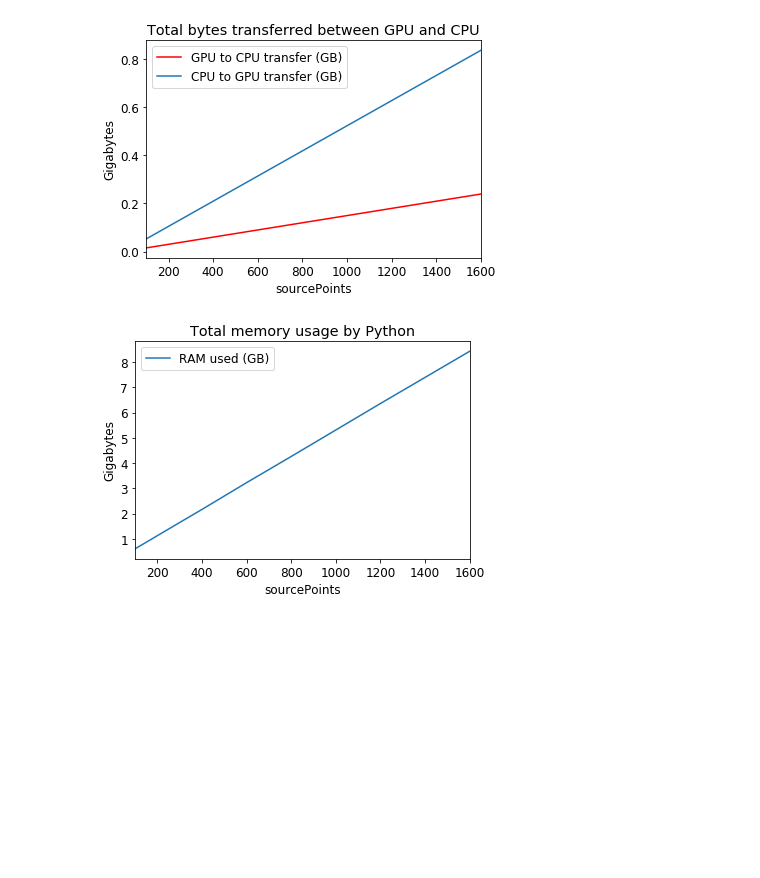
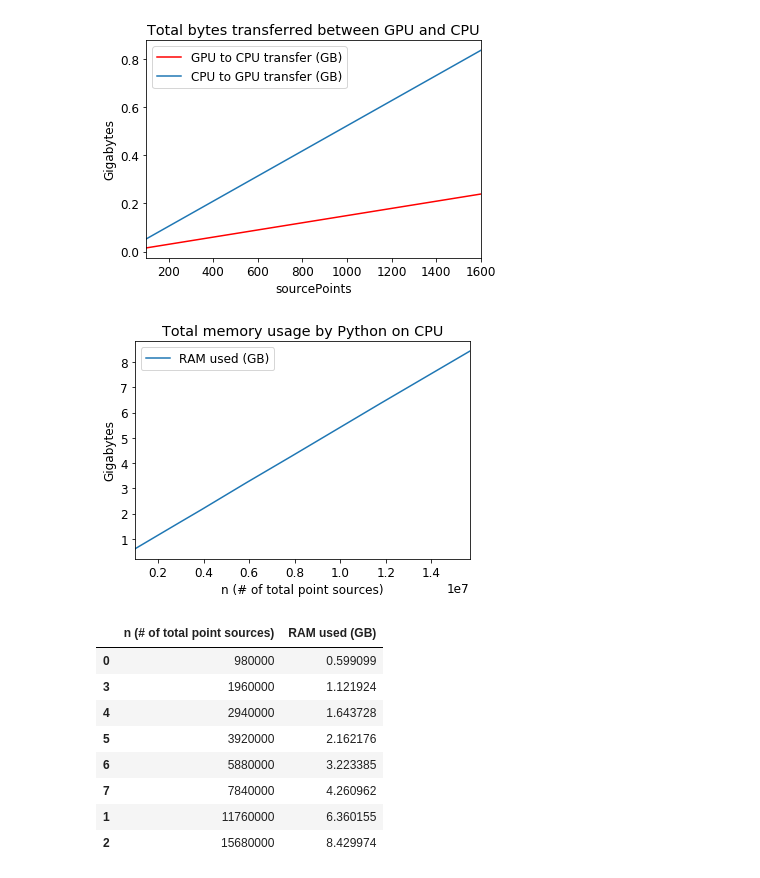
Before and after one commit to gtoledorodriguez/XRay-Optics-Simulation, a Jupyter notebook: notes/gpu-memory-usage/gpu-memory-test-stats.ipynb, the cells around one changed output. Saved outputs shown, nothing was run; the diff lists cells and outputs as text; code cells hidden in the pictures; blank space fills up the shorter version.

Commit message:
update RAM graph and fix error

```diff
--- a/notes/gpu-memory-usage/gpu-memory-test-stats.ipynb
+++ b/notes/gpu-memory-usage/gpu-memory-test-stats.ipynb
@@ -136,12 +135,23 @@ plt.show()
 # %% [output]
 [figure]
 # %%
-plt.title("Total memory usage by Python")
+plt.title("Total memory usage by Python on CPU")
 plt.ylabel("Gigabytes")
 
 ax = plt.gca()
-df.plot(kind='line', x='sourcePoints', y='RAM used (GB)', ax=ax)
+df.plot(kind='line', x='n (# of total point sources)', y='RAM used (GB)', ax=ax)
 
 plt.show()
+
+df[['n (# of total point sources)', 'RAM used (GB)']]
 # %% [output]
-[figure, old version]
+[figure, new version]
+|  | n (# of total point sources) | RAM used (GB) |
+| 0 | 980000 | 0.599099 |
+| 3 | 1960000 | 1.121924 |
+| 4 | 2940000 | 1.643728 |
+| 5 | 3920000 | 2.162176 |
+| 6 | 5880000 | 3.223385 |
+| 7 | 7840000 | 4.260962 |
+| 1 | 11760000 | 6.360155 |
+| 2 | 15680000 | 8.429974 |
```
Also changed, not shown: parts of 2 cells of this notebook.
